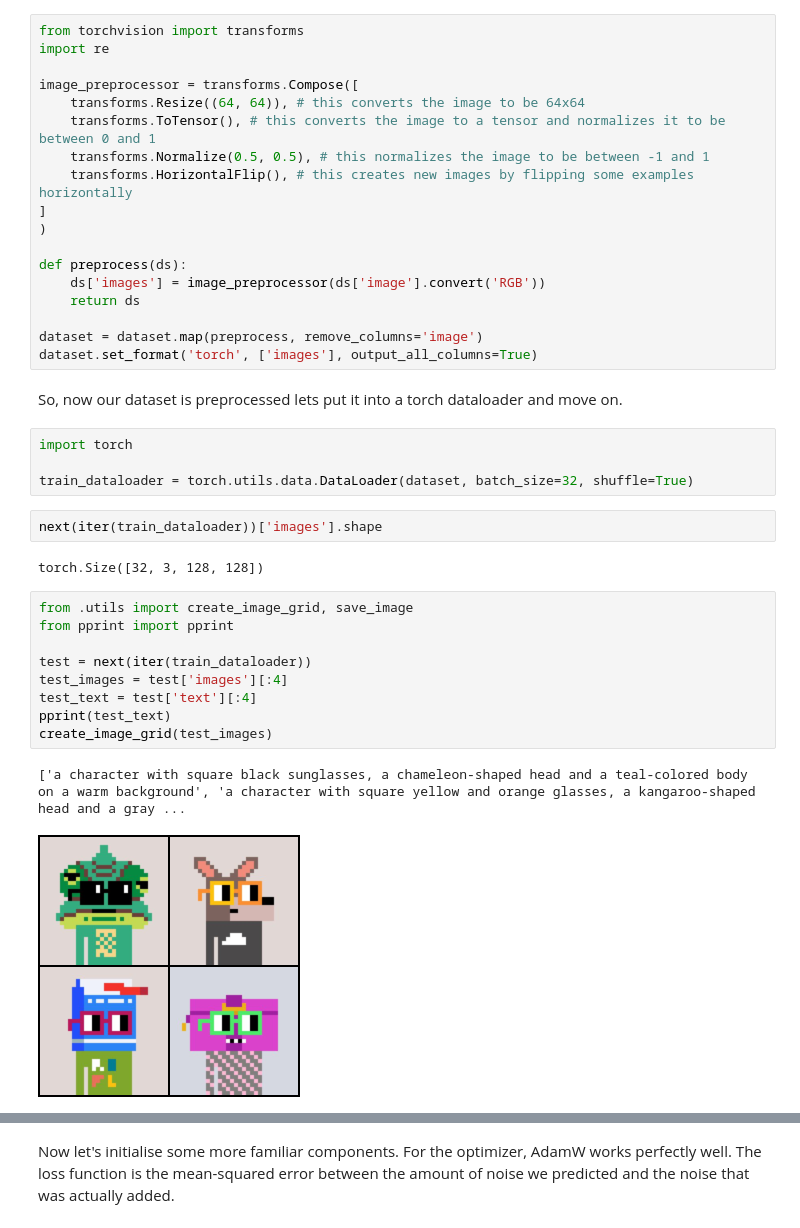
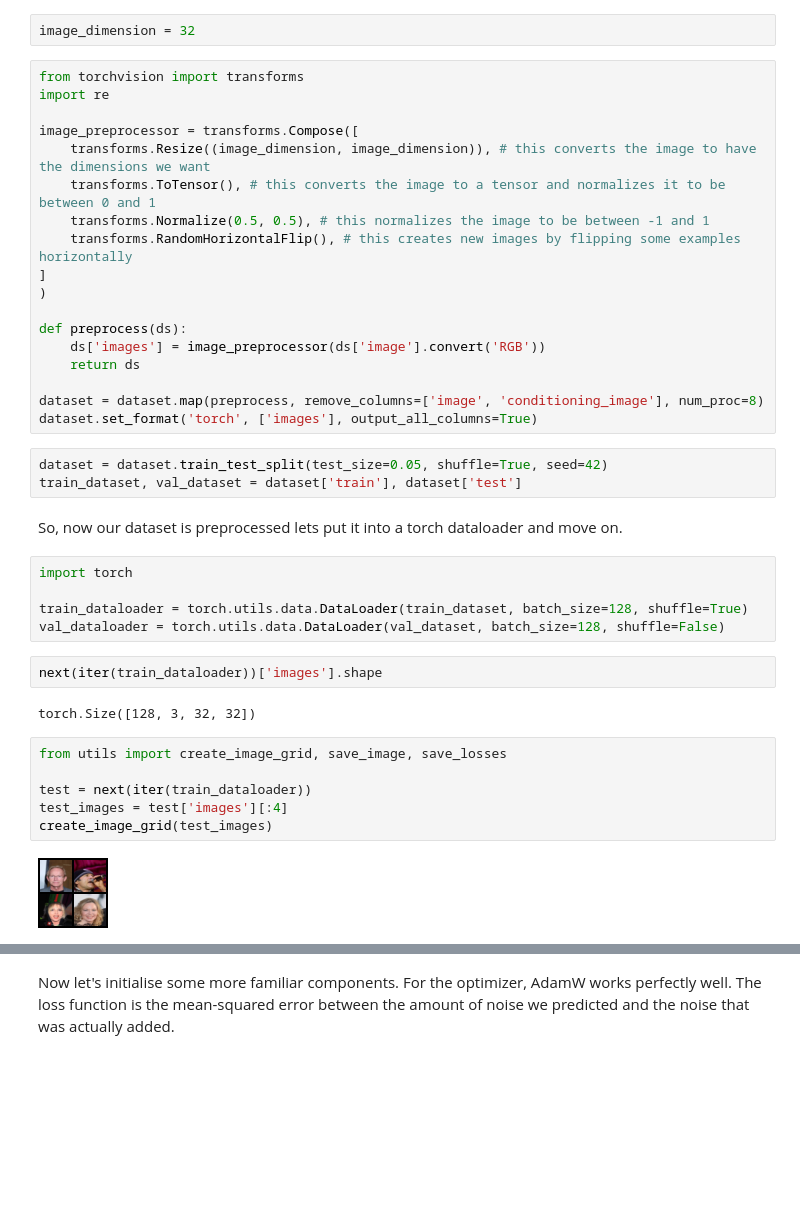
Before and after one commit to elliottgruzin/tutorials, a Jupyter notebook: diffusing/little_freaks.ipynb, the cells around one changed output, grey strips where cells are left out. Cells and saved outputs as stored; diff of their text form; blank space fills up the shorter version.

Commit message:
remaster the notebook, make an images directory for the notebook, delete old files, move wip files to their own space

```diff
--- a/diffusing/little_freaks.ipynb
+++ b/diffusing/little_freaks.ipynb
@@ -97,12 +97,14 @@ Each pixel is represented from 0-255 in RGB. This isn't the best to train on. Th
+# %%
+image_dimension = 32
 # %%
 from torchvision import transforms
 import re
 
 image_preprocessor = transforms.Compose([
-    transforms.Resize((64, 64)), # this converts the image to be 64x64
+    transforms.Resize((image_dimension, image_dimension)), # this converts the image to have the dimensions we want
     transforms.ToTensor(), # this converts the image to a tensor and normalizes it to be between 0 and 1
     transforms.Normalize(0.5, 0.5), # this normalizes the image to be between -1 and 1
-    transforms.HorizontalFlip(), # this creates new images by flipping some examples horizontally
+    transforms.RandomHorizontalFlip(), # this creates new images by flipping some examples horizontally
 ]
 )
 
@@ -110,30 +112,30 @@ def preprocess(ds):
     ds['images'] = image_preprocessor(ds['image'].convert('RGB'))
     return ds
 
-dataset = dataset.map(preprocess, remove_columns='image')
+dataset = dataset.map(preprocess, remove_columns=['image', 'conditioning_image'], num_proc=8)
 dataset.set_format('torch', ['images'], output_all_columns=True)
+# %%
+dataset = dataset.train_test_split(test_size=0.05, shuffle=True, seed=42)
+train_dataset, val_dataset = dataset['train'], dataset['test']
 # %% [markdown]
 So, now our dataset is preprocessed lets put it into a torch dataloader and move on.
 # %%
 import torch
 
-train_dataloader = torch.utils.data.DataLoader(dataset, batch_size=32, shuffle=True)
+train_dataloader = torch.utils.data.DataLoader(train_dataset, batch_size=128, shuffle=True)
+val_dataloader = torch.utils.data.DataLoader(val_dataset, batch_size=128, shuffle=False)
 # %%
 next(iter(train_dataloader))['images'].shape
 # %% [output]
-torch.Size([32, 3, 128, 128])
+torch.Size([128, 3, 32, 32])
 # %%
-from .utils import create_image_grid, save_image
-from pprint import pprint
+from utils import create_image_grid, save_image, save_losses
 
 test = next(iter(train_dataloader))
 test_images = test['images'][:4]
-test_text = test['text'][:4]
-pprint(test_text)
 create_image_grid(test_images)
 # %% [output]
-['a character with square black sunglasses, a chameleon-shaped head and a teal-colored body on a warm background', 'a character with square yellow and orange glasses, a kangaroo-shaped head and a gray ...
-[figure, old version]
+[figure, new version]
 # %% [markdown]
 ## The model
 
```
Also changed, not shown: parts of 55 cells of this notebook, 6 other files.
